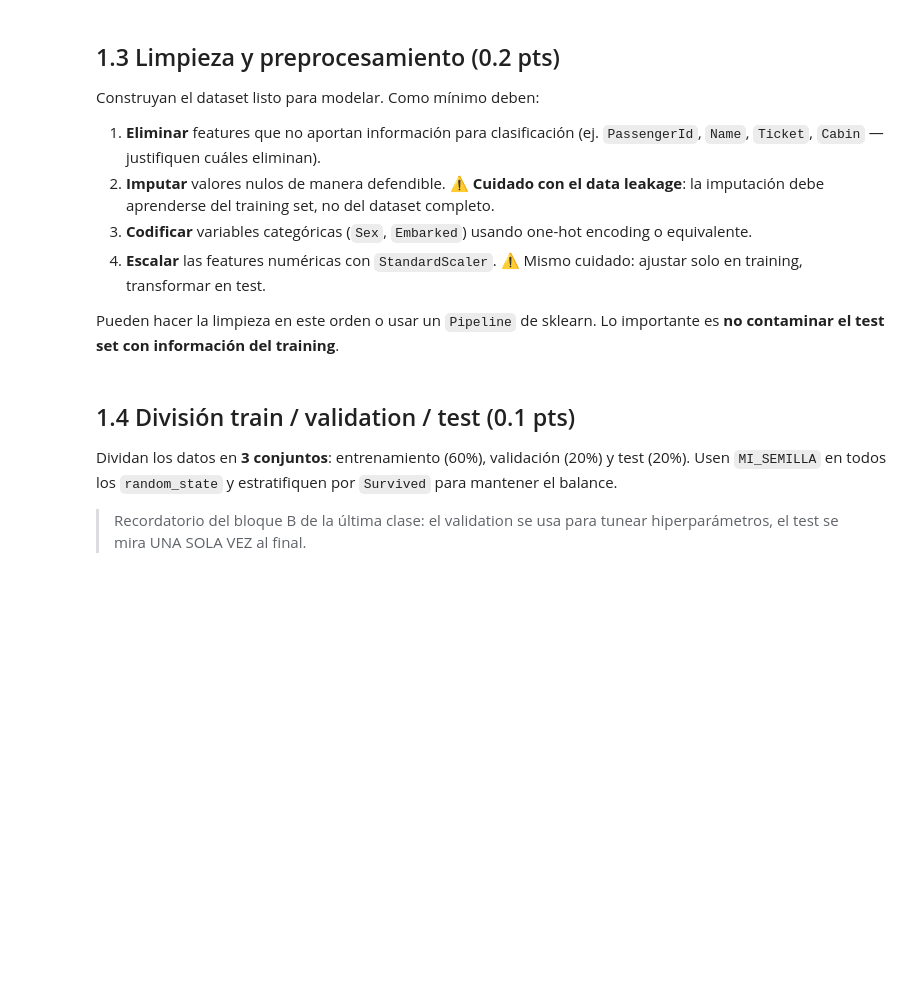
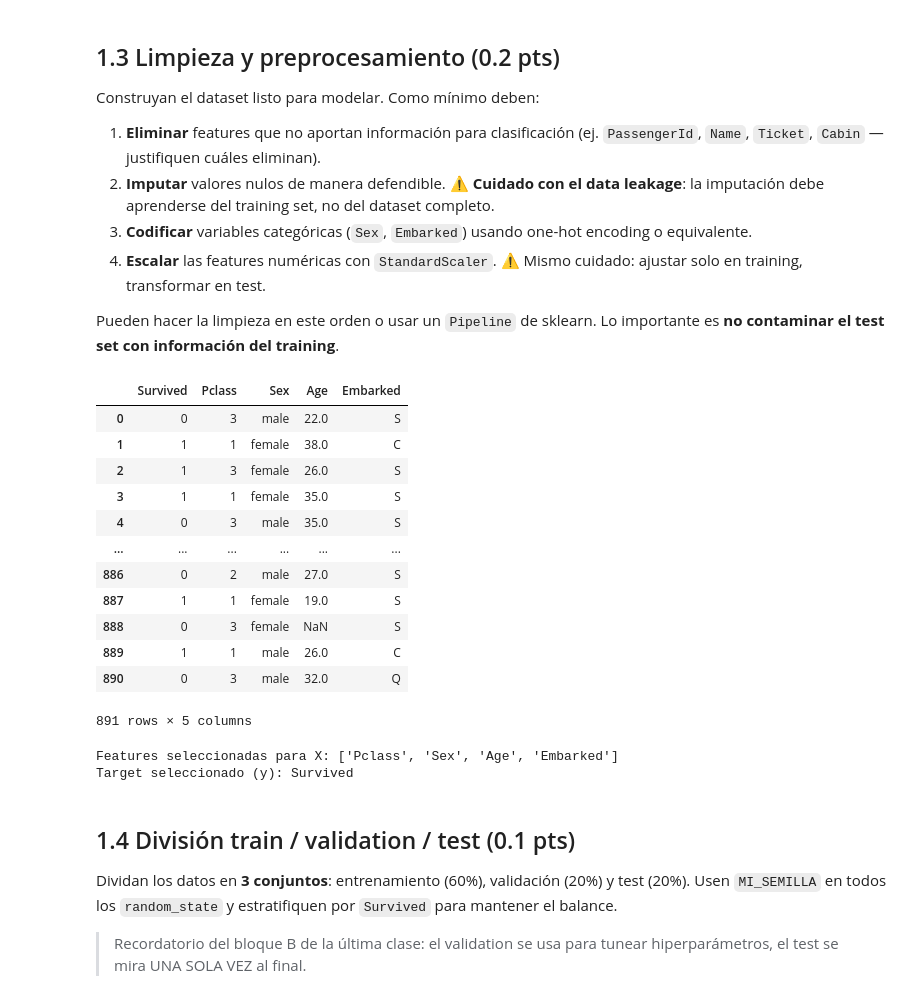
Before and after one commit to karuso356/Machine-Learning-6-SIN-A-Mar-Jul-2026, a Jupyter notebook: evaluacion_titanic.ipynb, the cells around one changed output. Drawn from its saved outputs; the diff is of its cells as text; code cells hidden in the pictures; blank space fills up the shorter version.

```diff
--- a/evaluacion_titanic.ipynb
+++ b/evaluacion_titanic.ipynb
@@ -197,6 +197,36 @@ Construyan el dataset listo para modelar. Como mínimo deben:
 Pueden hacer la limpieza en este orden o usar un `Pipeline` de sklearn. Lo importante es **no contaminar el test set con información del training**.
 # %%
 # 1.3 Limpieza — completen aquí
+# 1. Eliminar variables irrelevantes o con exceso de nulos, se eliminan cosas como el id, name, ticket, cabin, parch, sibsp, por que
+# son irrelevantes para el dataset en contexto de supervivencia, cosas con el precio o si tienen hermanos, el ticket, etc.
+columns_to_drop = ['PassengerId', 'Name', 'Ticket', 'Cabin', 'Parch','SibSp', 'Fare']
+df_cleaned = df.drop(columns=columns_to_drop)
+
+df_cleaned
+# %% [output]
+|  | Survived | Pclass | Sex | Age | Embarked |
+| 0 | 0 | 3 | male | 22.0 | S |
+| 1 | 1 | 1 | female | 38.0 | C |
+| 2 | 1 | 3 | female | 26.0 | S |
+| 3 | 1 | 1 | female | 35.0 | S |
+| 4 | 0 | 3 | male | 35.0 | S |
+| ... | ... | ... | ... | ... | ... |
+| 886 | 0 | 2 | male | 27.0 | S |
+| 887 | 1 | 1 | female | 19.0 | S |
+| 888 | 0 | 3 | female | NaN | S |
+| 889 | 1 | 1 | male | 26.0 | C |
+| 890 | 0 | 3 | male | 32.0 | Q |
+891 rows × 5 columns
+# %%
+# 2. SEPARAR FEATURES Y TARGET (Paso crucial para que la 1.4 funcione)
+X = df_cleaned.drop(columns=['Survived'])
+y = df_cleaned['Survived']
+
+print("Features seleccionadas para X:", X.columns.tolist())
+print("Target seleccionado (y): Survived")
+# %% [output]
+Features seleccionadas para X: ['Pclass', 'Sex', 'Age', 'Embarked']
+Target seleccionado (y): Survived
 # %% [markdown]
 ## 1.4 División train / validation / test (0.1 pts)
 
```
Also changed, not shown: parts of 7 cells of this notebook.
